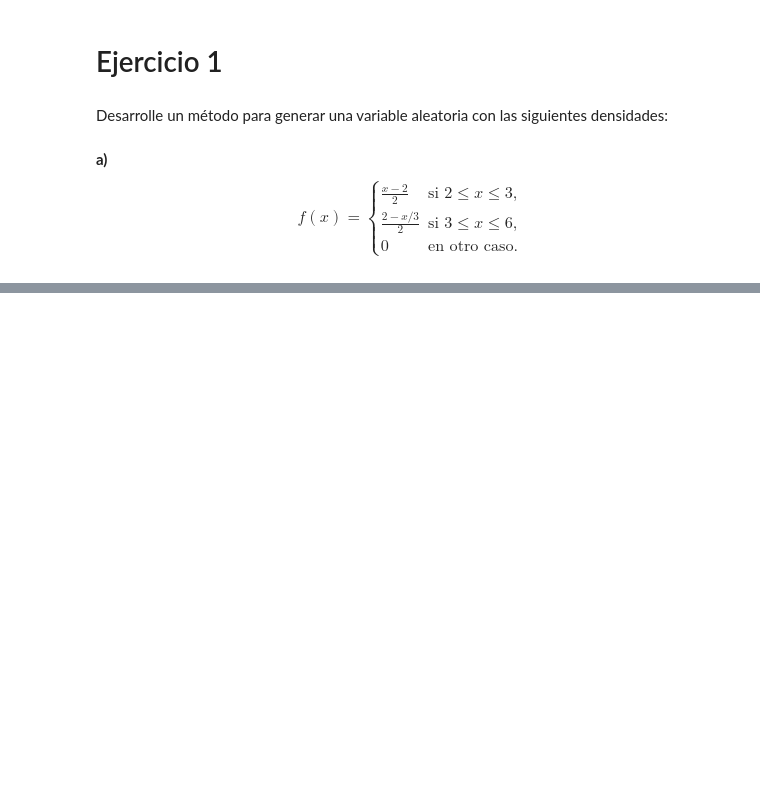
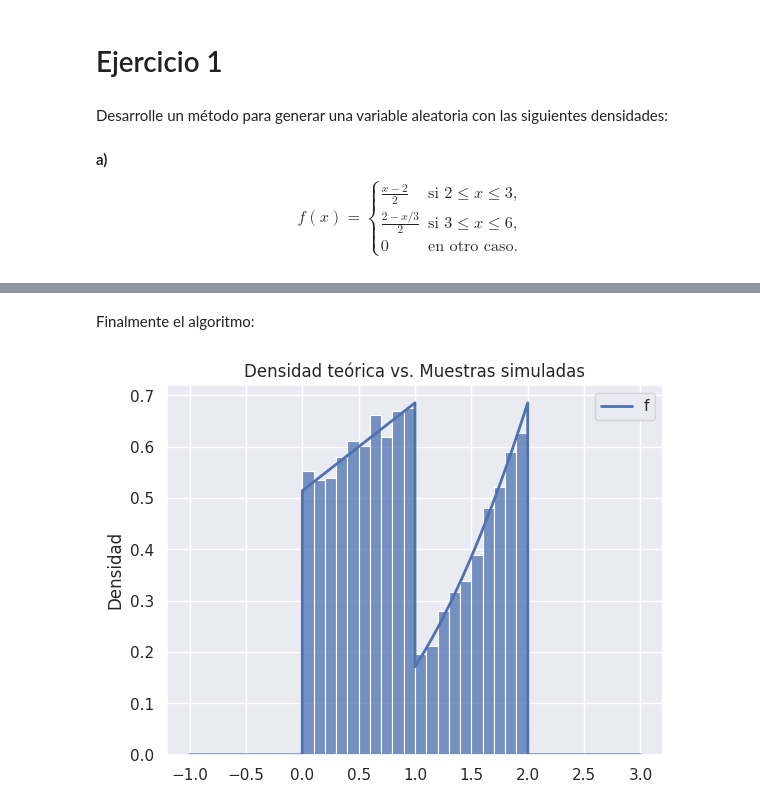
Before and after one commit to alvaro-mediina/modelos-y-simulacion-2025, a Jupyter notebook: tp5-var-aleatorias-continuas/Ejercicio-1.ipynb, the cells around one changed output, grey strips where cells are left out. Drawn from its saved outputs; the diff is of its cells as text; code cells hidden in the pictures; blank space fills up the shorter version.

```diff
--- a/tp5-var-aleatorias-continuas/Ejercicio-1.ipynb
+++ b/tp5-var-aleatorias-continuas/Ejercicio-1.ipynb
@@ -116,0 +187,2 @@ F(x) = \int_{-\infty}^{x} f(t) dt = 0
+# %% [markdown]
+Finalmente el algoritmo:
@@ -116,0 +224,17 @@ F(x) = \int_{-\infty}^{x} f(t) dt = 0
+# %%
+Nsim = 10000
+CUT = 3 / 5
+simulations = [F(CUT=CUT) for _ in range(Nsim)]
+
+x_vals = np.linspace(-1, 3, Nsim)
+f_vec = np.vectorize(f)
+
+sns.set_theme(style="darkgrid")
+sns.lineplot(x=x_vals, y=f(x_vals), label="f", linewidth=2)
+sns.histplot(simulations, stat = 'density')
+plt.title("Densidad teórica vs. Muestras simuladas")
+plt.ylabel("Densidad")
+plt.grid(True)
+plt.show()
+# %% [output]
+[figure, added]
```
Also changed, not shown: parts of 9 cells of this notebook.
